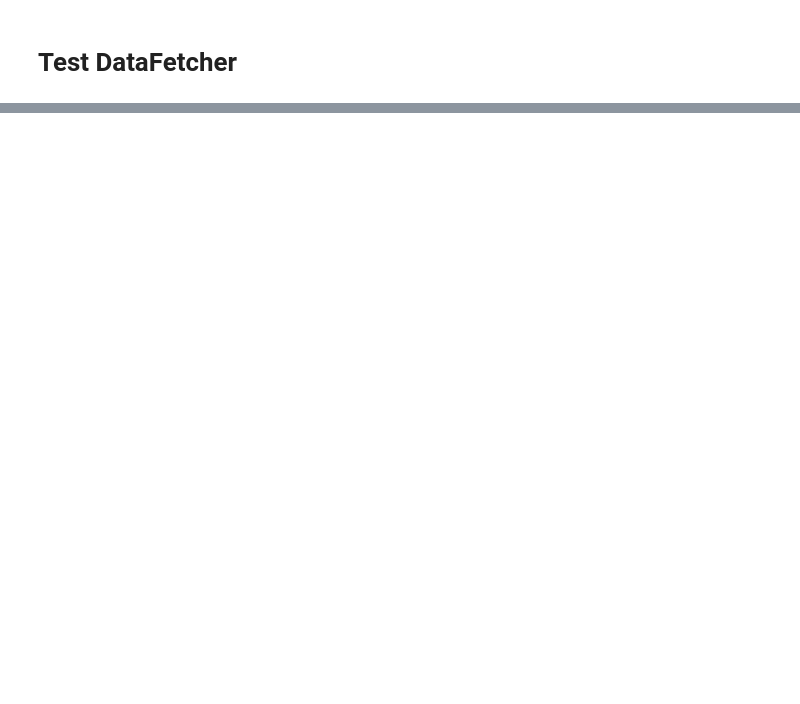
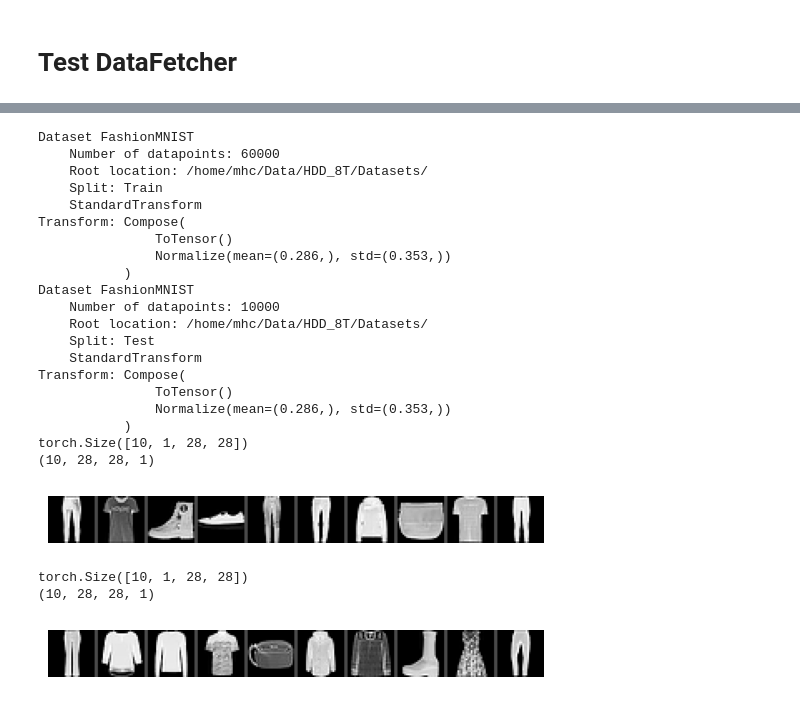
Before and after one commit to MaraPapMann/mhc_utils, a Jupyter notebook: test.ipynb, the cells around one changed output, grey strips where cells are left out. Drawn from its saved outputs; the diff is of its cells as text; code cells hidden in the pictures; blank space fills up the shorter version.

Commit message:
DataFetcher updated.

```diff
--- a/test.ipynb
+++ b/test.ipynb
@@ -92,3 +92,34 @@ torch.Size([10, 1, 28, 28])
+# %%
+FashionMNIST = DataFetcher('fashionmnist', '/home/mhc/Data/HDD_8T/Datasets/', 128)
+print(FashionMNIST.train_ds)
+print(FashionMNIST.test_ds)
+FashionMNIST.plot_samples(FashionMNIST.train_ds)
+FashionMNIST.plot_samples(FashionMNIST.test_ds)
+# %% [output]
+Dataset FashionMNIST
+    Number of datapoints: 60000
+    Root location: /home/mhc/Data/HDD_8T/Datasets/
+    Split: Train
+    StandardTransform
+Transform: Compose(
+               ToTensor()
+               Normalize(mean=(0.286,), std=(0.353,))
+           )
+Dataset FashionMNIST
+    Number of datapoints: 10000
+    Root location: /home/mhc/Data/HDD_8T/Datasets/
+    Split: Test
+    StandardTransform
+Transform: Compose(
+               ToTensor()
+               Normalize(mean=(0.286,), std=(0.353,))
+           )
+torch.Size([10, 1, 28, 28])
+(10, 28, 28, 1)
+[figure, added]
+torch.Size([10, 1, 28, 28])
+(10, 28, 28, 1)
+[figure, added]
 # %%
 CIFAR10 = DataFetcher('cifar10', '/home/mhc/Data/HDD_8T/Datasets/', 128)
 print(CIFAR10.train_ds)
```
Also changed, not shown: parts of 8 cells of this notebook, 2 other files.
